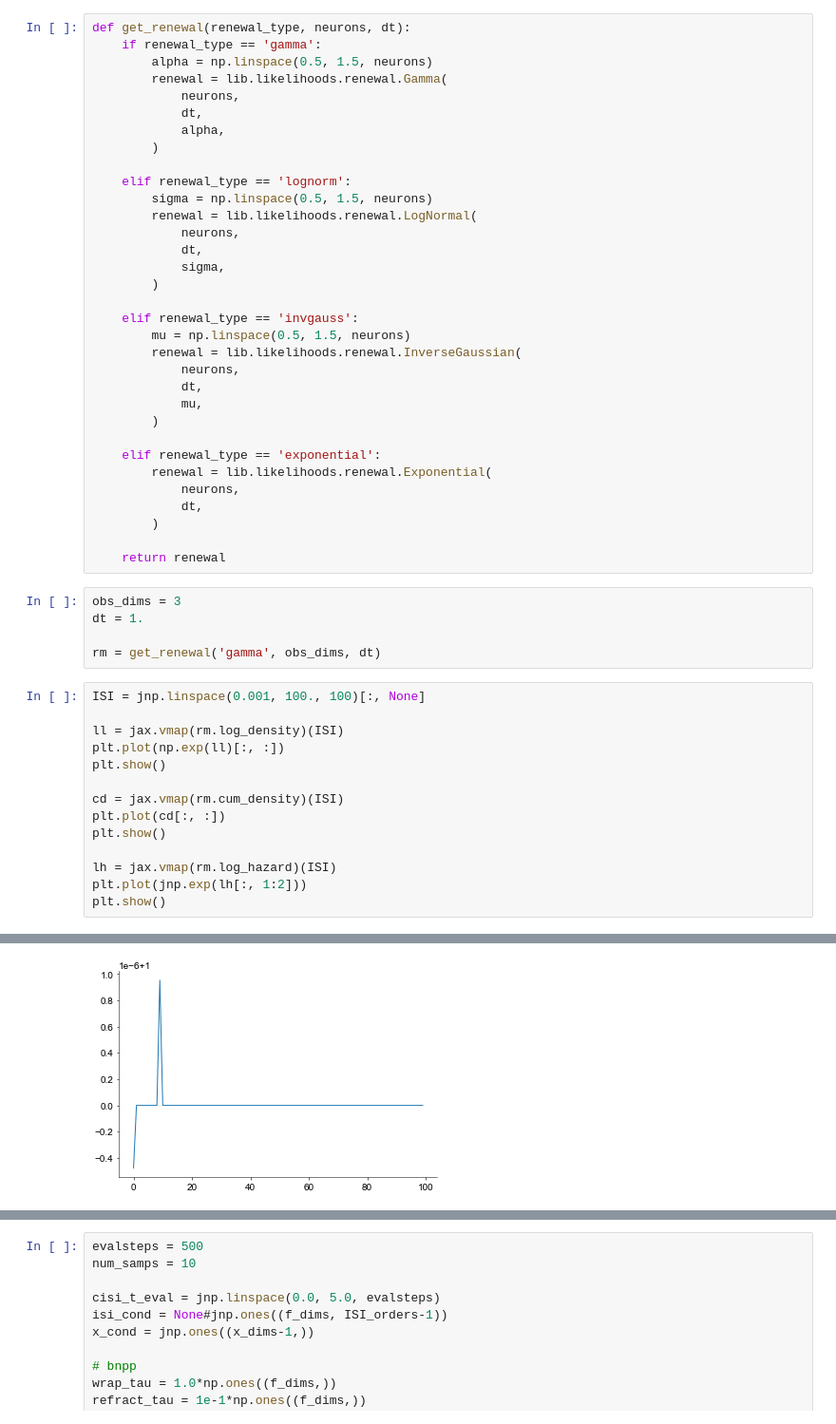
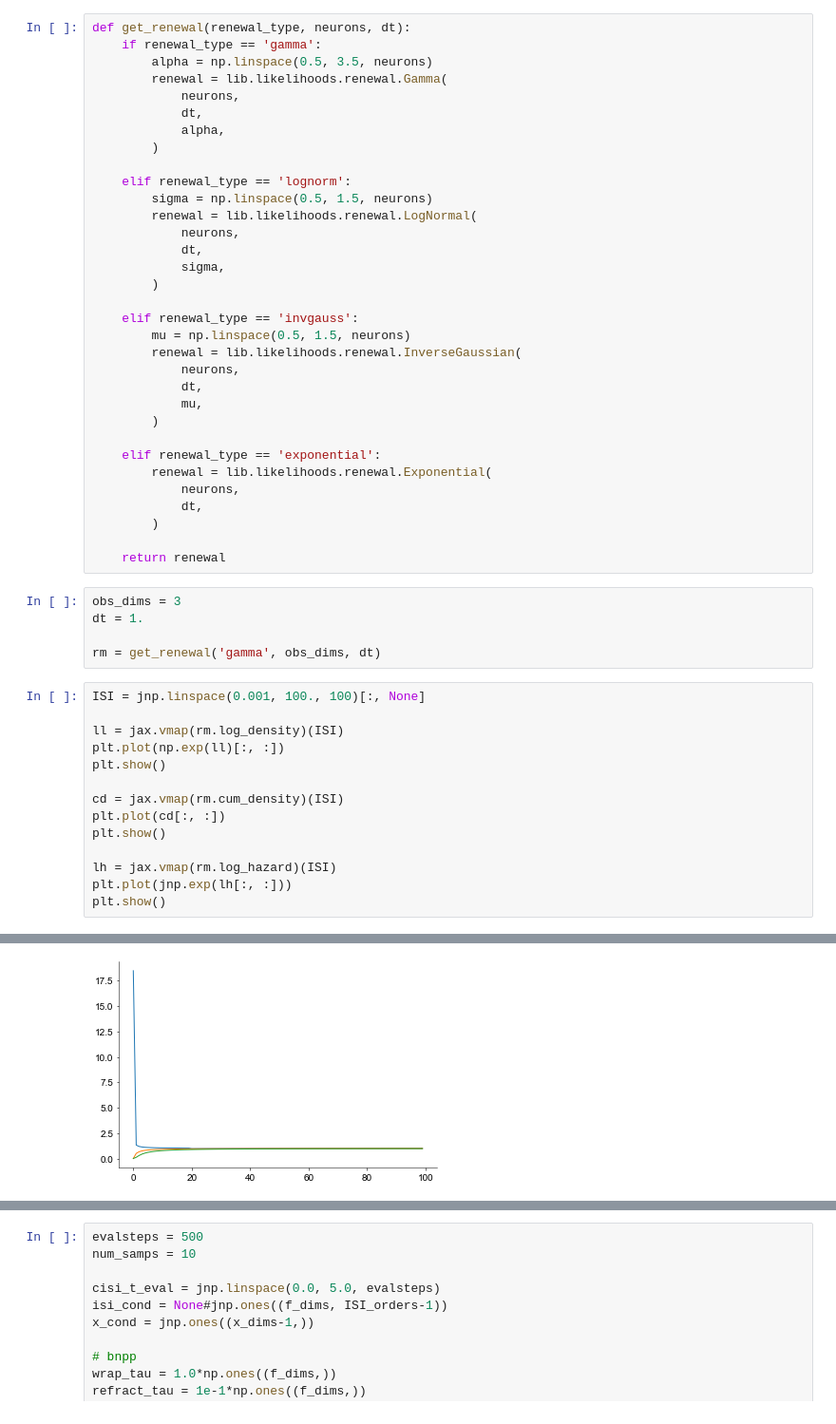
Before and after one commit to davindicode/nonparametric-nonrenewal-process, a Jupyter notebook: scripts/plots/plots.ipynb, the cells around one changed output, grey strips where cells are left out. Shown at 95% size. Cells and saved outputs as stored; diff of their text form.

```diff
--- a/scripts/plots/plots.ipynb
+++ b/scripts/plots/plots.ipynb
@@ -193,7 +214,7 @@ The autoreload extension is already loaded. To reload it, use:
 # %%
 def get_renewal(renewal_type, neurons, dt):
     if renewal_type == 'gamma':
-        alpha = np.linspace(0.5, 1.5, neurons)
+        alpha = np.linspace(0.5, 3.5, neurons)
         renewal = lib.likelihoods.renewal.Gamma(
             neurons,
             dt,
@@ -240,7 +261,7 @@ plt.plot(cd[:, :])
 plt.show()
 
 lh = jax.vmap(rm.log_hazard)(ISI)
-plt.plot(jnp.exp(lh[:, 1:2]))
+plt.plot(jnp.exp(lh[:, :]))
 plt.show()
 # %% [output]
 [figure]
@@ -248 +269 @@ plt.show()
-[figure, old version]
+[figure, new version]
```
Also changed, not shown: parts of 6 cells of this notebook, 44 other files.
